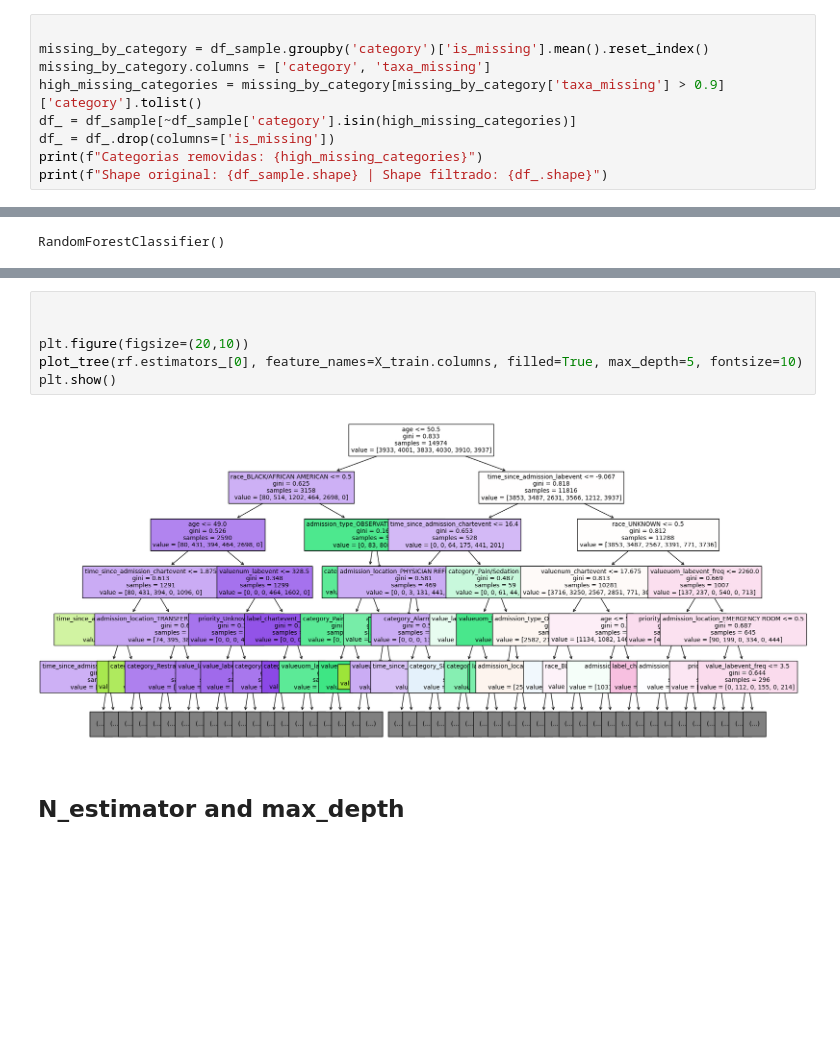
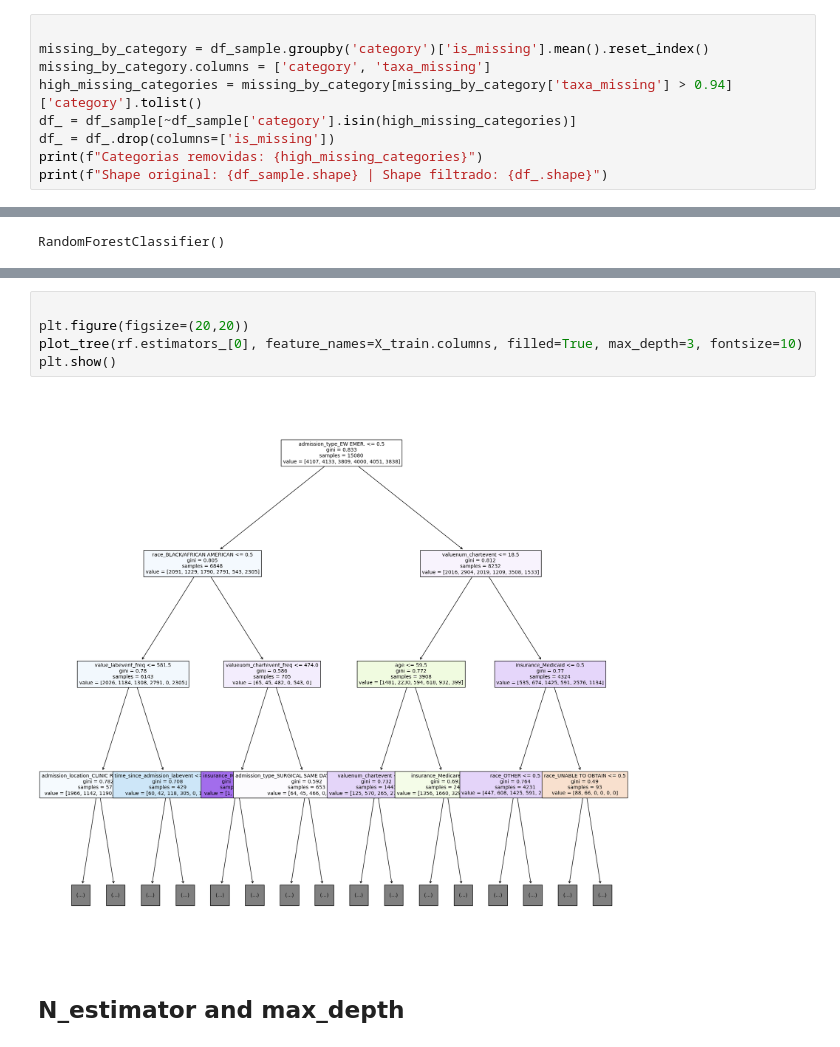
Before and after one commit to CatarinaCosta02/Master_Thesis, a Jupyter notebook: models/RForest.ipynb, the cells around one changed output, grey strips where cells are left out. Drawn from its saved outputs; the diff is of its cells as text; blank space fills up the shorter version.

```diff
--- a/models/RForest.ipynb
+++ b/models/RForest.ipynb
@@ -585,7 +591,7 @@ Labs                             0.000000         2714
 
 missing_by_category = df_sample.groupby('category')['is_missing'].mean().reset_index()
 missing_by_category.columns = ['category', 'taxa_missing']
-high_missing_categories = missing_by_category[missing_by_category['taxa_missing'] > 0.9]['category'].tolist()
+high_missing_categories = missing_by_category[missing_by_category['taxa_missing'] > 0.94]['category'].tolist()
 df_ = df_sample[~df_sample['category'].isin(high_missing_categories)]
 df_ = df_.drop(columns=['is_missing'])
 print(f"Categorias removidas: {high_missing_categories}")
@@ -994,11 +995,10 @@ features.head(30)
 # %%
 
-
-plt.figure(figsize=(20,10))
-plot_tree(rf.estimators_[0], feature_names=X_train.columns, filled=True, max_depth=5, fontsize=10)
+plt.figure(figsize=(20,20))
+plot_tree(rf.estimators_[0], feature_names=X_train.columns, filled=True, max_depth=3, fontsize=10)
 plt.show()
 # %% [output]
-[figure, old version]
+[figure, new version]
 # %% [markdown]
 ## N_estimator and max_depth
 # %%
```
Also changed, not shown: parts of 57 cells of this notebook, 1 other file.
